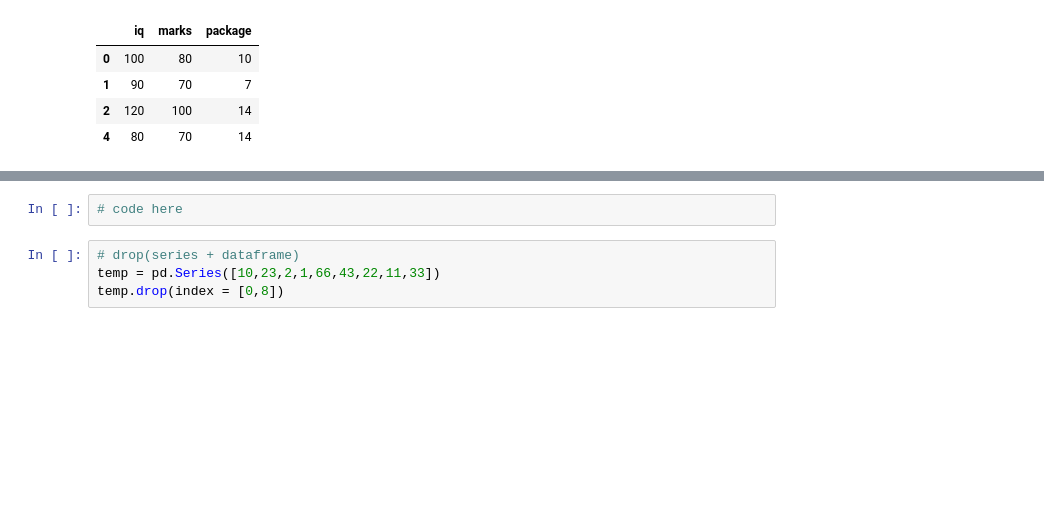
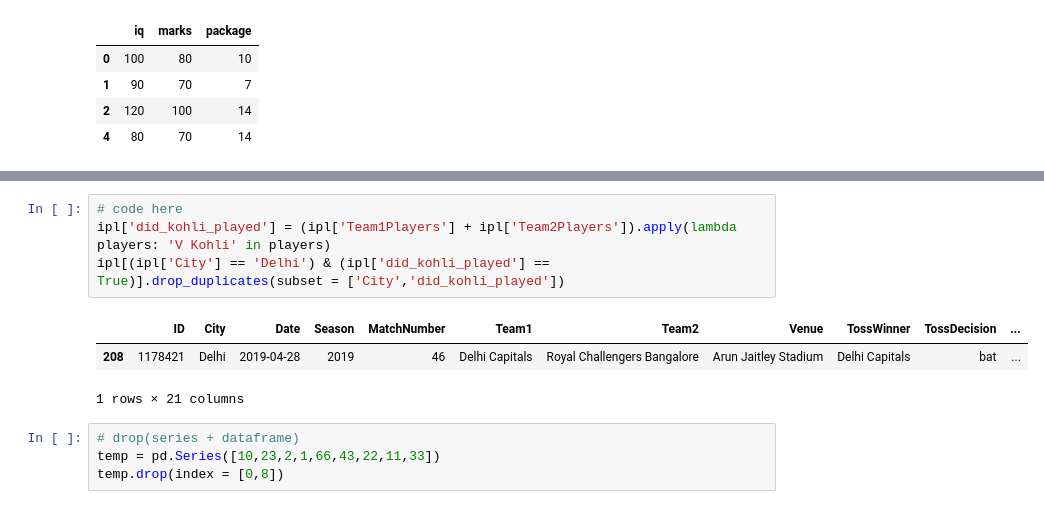
Before and after one commit to ShehrazSarwar/Python-Data-Analysis, a Jupyter notebook: Pandas DataFrame/Important_DataFrame_Methods.ipynb, the cells around one changed output, grey strips where cells are left out. Cells and saved outputs as stored; diff of their text form; blank space fills up the shorter version.

```diff
--- a/Pandas DataFrame/Important_DataFrame_Methods.ipynb
+++ b/Pandas DataFrame/Important_DataFrame_Methods.ipynb
@@ -644,5 +645,11 @@ ipl.sample(4)
-# %%
-# code here
+# %%
+# code here
+ipl['did_kohli_played'] = (ipl['Team1Players'] + ipl['Team2Players']).apply(lambda players: 'V Kohli' in players)
+ipl[(ipl['City'] == 'Delhi') & (ipl['did_kohli_played'] == True)].drop_duplicates(subset = ['City','did_kohli_played'])
+# %% [output]
+|  | ID | City | Date | Season | MatchNumber | Team1 | Team2 | Venue | TossWinner | TossDecision | ... |
+| 208 | 1178421 | Delhi | 2019-04-28 | 2019 | 46 | Delhi Capitals | Royal Challengers Bangalore | Arun Jaitley Stadium | Delhi Capitals | bat | ... |
+1 rows × 21 columns
 # %%
 # drop(series + dataframe)
 temp = pd.Series([10,23,2,1,66,43,22,11,33])
```
Also changed, not shown: parts of 3 cells of this notebook.
